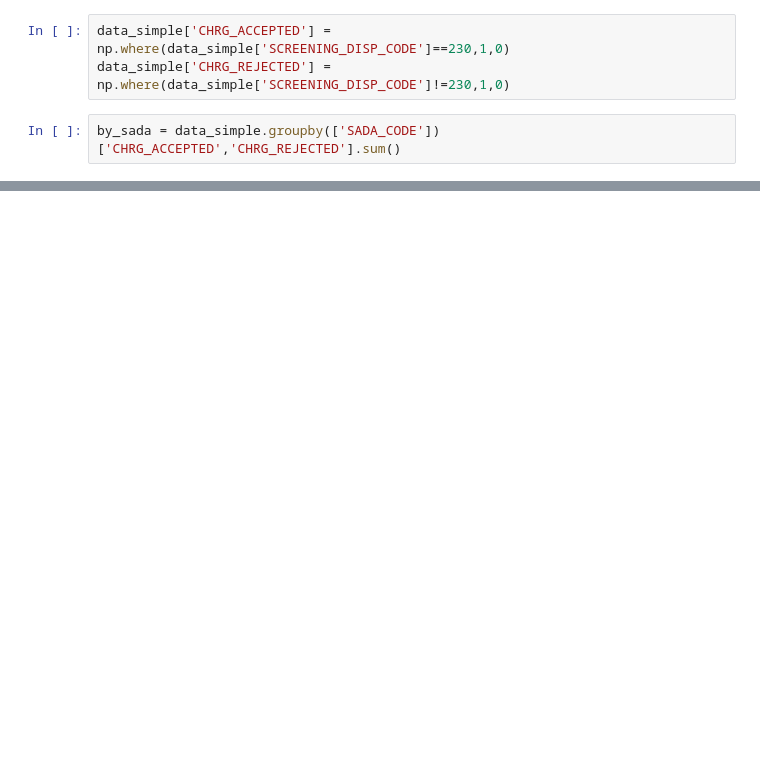
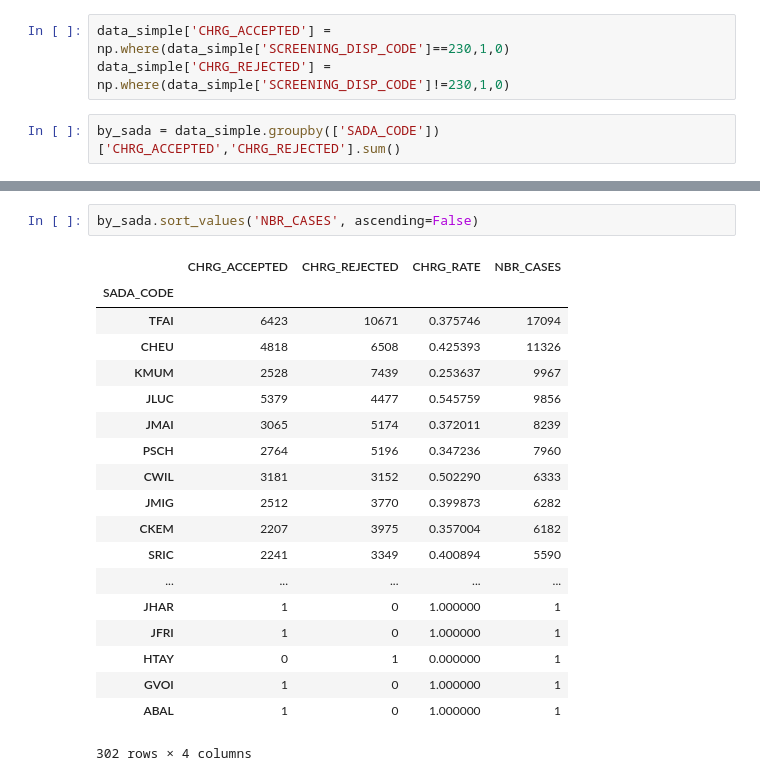
Before and after one commit to da1933/NODA, a Jupyter notebook: Summary Statistics.ipynb, the cells around one changed output, grey strips where cells are left out. Saved outputs shown, nothing was run; the diff lists cells and outputs as text; blank space fills up the shorter version.

```diff
--- a/Summary Statistics.ipynb
+++ b/Summary Statistics.ipynb
@@ -79,0 +69,22 @@ by_sada
+# %%
+by_sada.sort_values('NBR_CASES', ascending=False)
+# %% [output]
+|  | CHRG_ACCEPTED | CHRG_REJECTED | CHRG_RATE | NBR_CASES |
+| SADA_CODE |  |  |  |  |
+| TFAI | 6423 | 10671 | 0.375746 | 17094 |
+| CHEU | 4818 | 6508 | 0.425393 | 11326 |
+| KMUM | 2528 | 7439 | 0.253637 | 9967 |
+| JLUC | 5379 | 4477 | 0.545759 | 9856 |
+| JMAI | 3065 | 5174 | 0.372011 | 8239 |
+| PSCH | 2764 | 5196 | 0.347236 | 7960 |
+| CWIL | 3181 | 3152 | 0.502290 | 6333 |
+| JMIG | 2512 | 3770 | 0.399873 | 6282 |
+| CKEM | 2207 | 3975 | 0.357004 | 6182 |
+| SRIC | 2241 | 3349 | 0.400894 | 5590 |
+| ... | ... | ... | ... | ... |
+| JHAR | 1 | 0 | 1.000000 | 1 |
+| JFRI | 1 | 0 | 1.000000 | 1 |
+| HTAY | 0 | 1 | 0.000000 | 1 |
+| GVOI | 1 | 0 | 1.000000 | 1 |
+| ABAL | 1 | 0 | 1.000000 | 1 |
+302 rows × 4 columns
```
Also changed, not shown: parts of 14 cells of this notebook.
